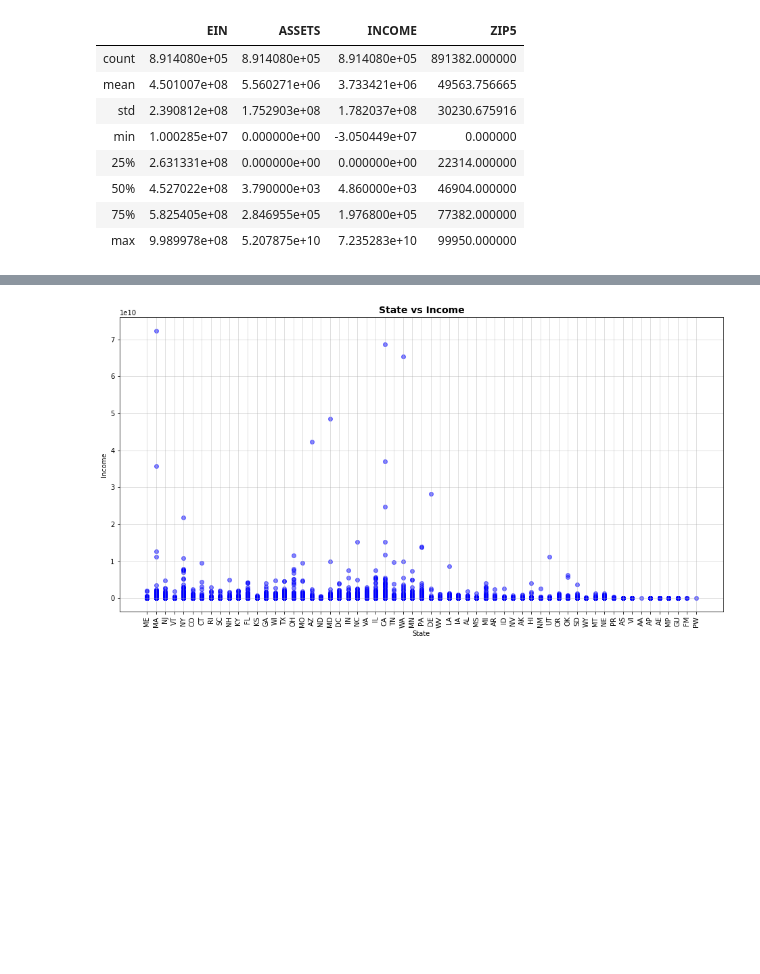
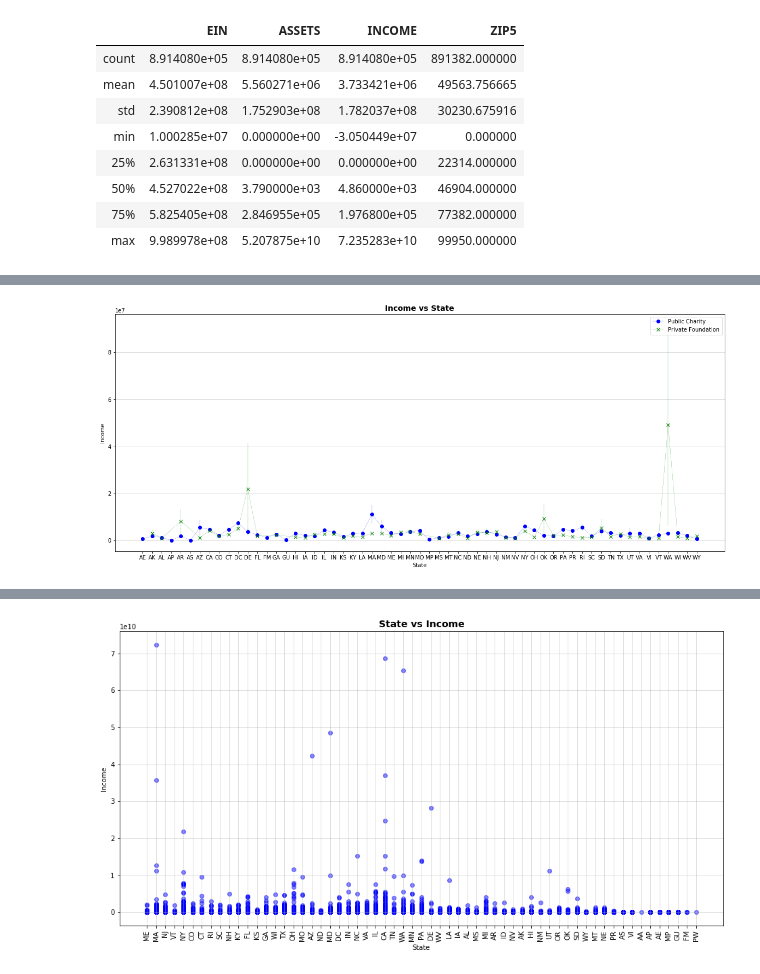
Before and after one commit to ejosephSr/Old.project-one, a Jupyter notebook: GotMoney.ipynb, the cells around one changed output, grey strips where cells are left out. Saved outputs shown, nothing was run; the diff lists cells and outputs as text; code cells hidden in the pictures; blank space fills up the shorter version.

```diff
--- a/GotMoney.ipynb
+++ b/GotMoney.ipynb
@@ -174,0 +318,24 @@ gov_data.describe()
+# %%
+# Generate the Plot (with Error Bars)
+plt.figure(figsize=(20,8))
+plt.errorbar(state_PC.index, state_PC["INCOME"]["mean"],
+             yerr=state_PC["INCOME"]["sem"], marker='o', color='b', linewidth=.2, label="Public Charity")
+             #label=drugs[0], marker=scatter_marker[0], linewidth=scatter_line[0], color=scatter_color[0])
+plt.errorbar(state_PF.index, state_PF["INCOME"]["mean"],
+             yerr=state_PF["INCOME"]["sem"], marker='x', color='g', linewidth=.2, label="Private Foundation")
+             #label=drugs[0], marker=scatter_marker[1], linewidth=scatter_line[1], color=scatter_color[1])
+
+# Add title, labels,  legend and grid
+plt.title('Income vs State', color='k', size=14, weight='bold')
+plt.xlabel('State')
+plt.ylabel('Income')
+plt.legend(loc="best")
+plt.grid(alpha=0.5, axis='y')
+
+# Save the Figure
+#plt.savefig("../Images/TumorResponse.png")
+
+# Show the Figure
+plt.show()
+# %% [output]
+[figure, added]
```
Also changed, not shown: parts of 17 cells of this notebook.
